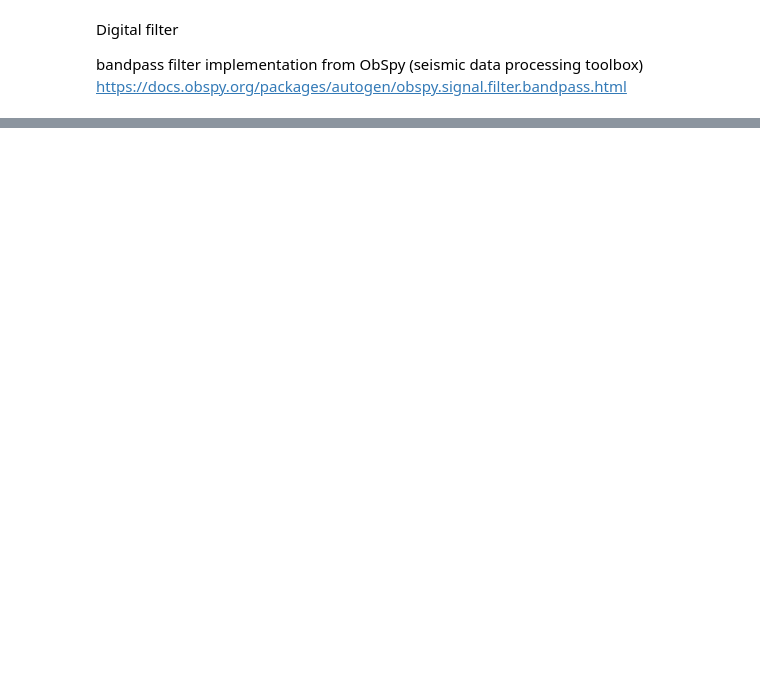
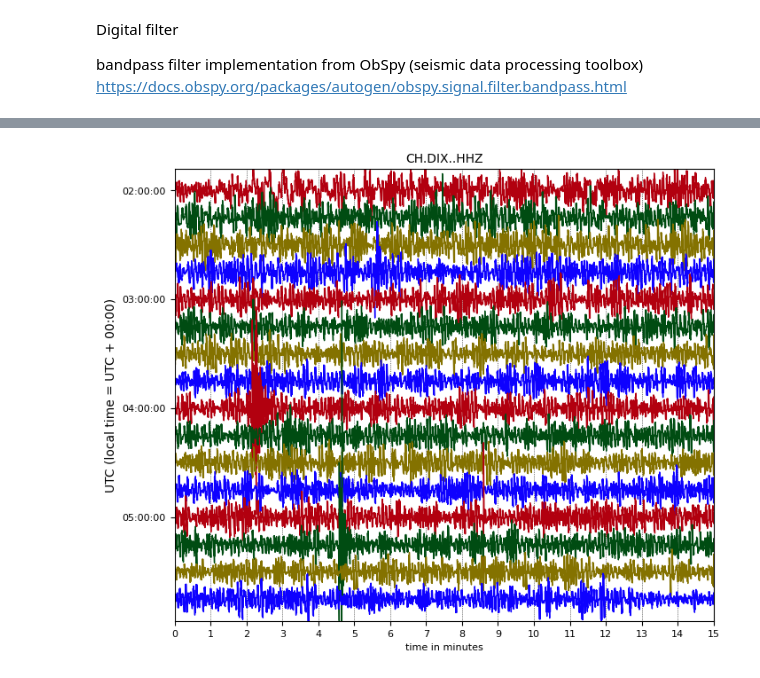
Before and after one commit to niko-d/DSL, a Jupyter notebook: basic_processing.ipynb, the cells around one changed output, grey strips where cells are left out. Saved outputs shown, nothing was run; the diff lists cells and outputs as text; code cells hidden in the pictures; blank space fills up the shorter version.

```diff
--- a/basic_processing.ipynb
+++ b/basic_processing.ipynb
@@ -267,2 +289,7 @@ st_ch_dix.plot("dayplot")
+# %%
+y_limit = np.percentile(st_ch_dix.select(component="Z")[0].data,99.95)  # use same y scale on raw and bandpass data
+st_ch_dix.select(component="Z").plot(type='dayplot',vertical_scaling_range=y_limit);
+# %% [output]
+[figure, added]
 # %%
 st_ch_dix_bandpass = st_ch_dix.copy()
```
Also changed, not shown: parts of 12 cells of this notebook.
